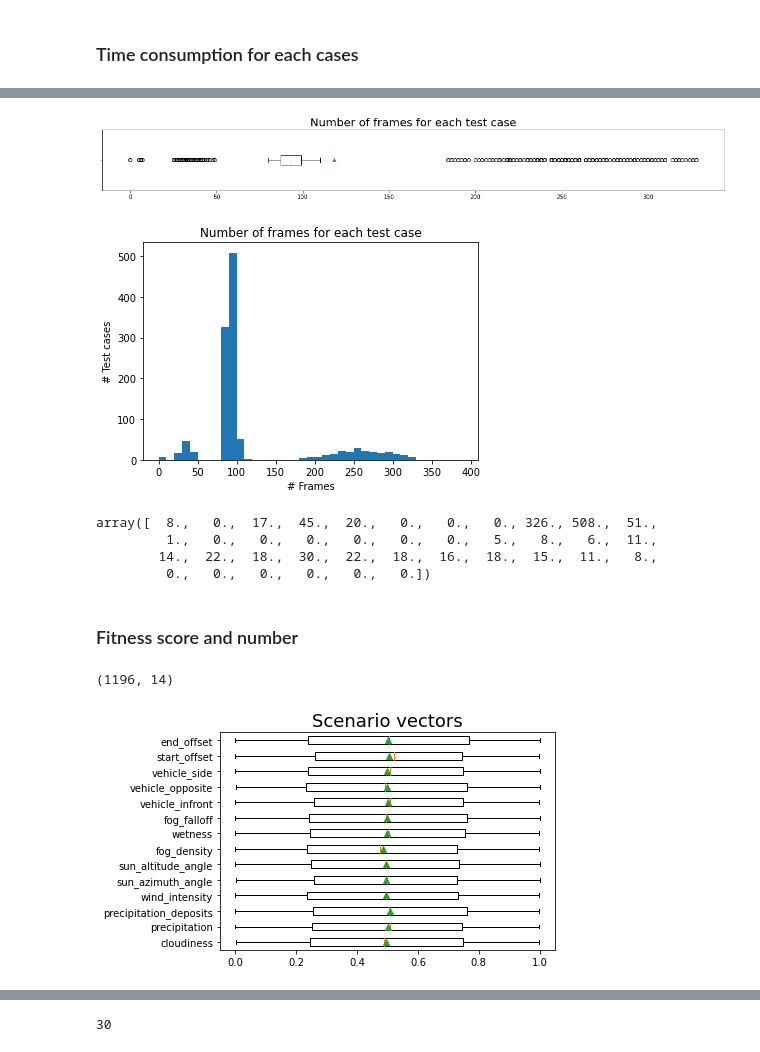
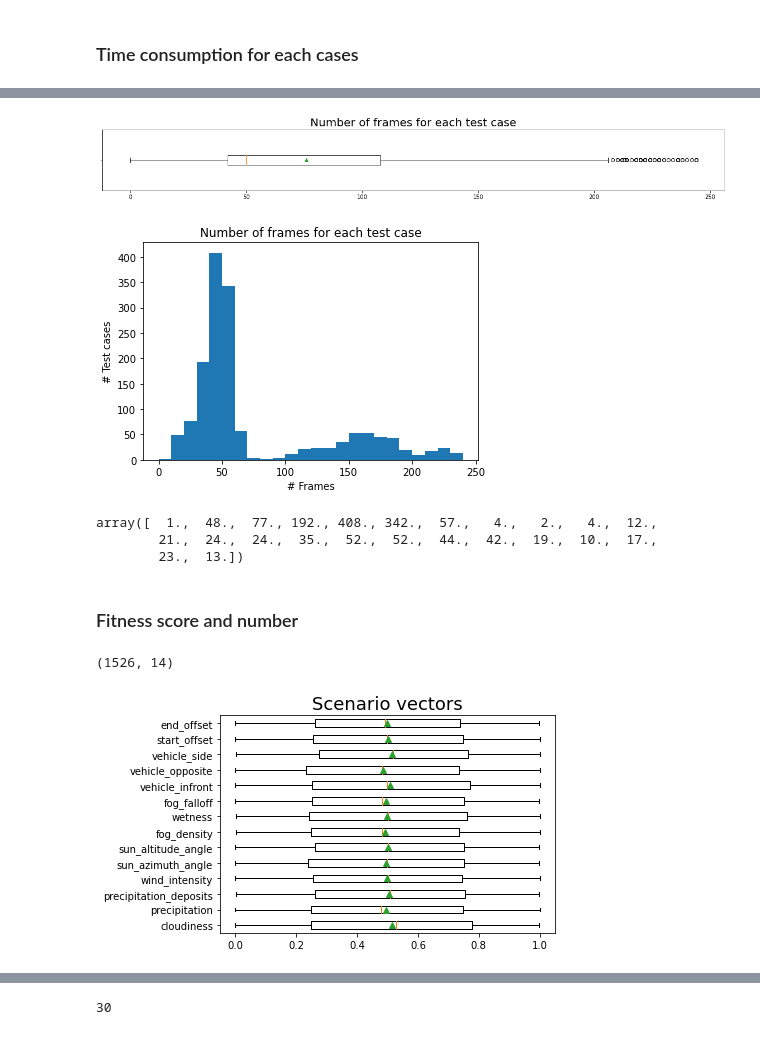
Before and after one commit to GuannanLou/TCP, a Jupyter notebook: tools/statistic.ipynb, the cells around one changed output, grey strips where cells are left out. Saved outputs shown, nothing was run; the diff lists cells and outputs as text; code cells hidden in the pictures.

```diff
--- a/tools/statistic.ipynb
+++ b/tools/statistic.ipynb
@@ -5,11 +4,11 @@ import pandas as pd
 import os
 # %%
 # Straight Road
-data_folders = [
-    '../data/routes_short_2023-05-05|22:07:50/', #444
-    '../data/routes_short_2023-05-18|17:31:36/', #346
-    '../data/routes_short_2023-05-22|16:42:21/'  #419
-]
+# data_folders = [
+#     '../data/routes_short_2023-05-05|22:07:50/', #444
+#     '../data/routes_short_2023-05-18|17:31:36/', #346
+#     '../data/routes_short_2023-05-22|16:42:21/'  #419
+# ]
 
 #Curve Road
 data_folders = [
@@ -18,9 +17,16 @@ data_folders = [
 ]
 
 #NSGA Curve Road
-data_folders = [
-    '../data/routes_short_2023-05-26|13:18:12/', #216
-]
+# data_folders = [
+#     '../data/routes_short_2023-05-26|13:18:12/', #216
+#     '../data/routes_short_2023-05-29|15:33:07/', #393
+# ]
+
+
+#NSGA Straight Road
+# data_folders = [
+#     '../data/routes_short_2023-05-30|13:15:09/', #310 fitness score: 'RouteCompletionTest', 'CollisionTest', 'OutsideRouteLanesTest', 'Timeout'
+# ]
 # %% [markdown]
 ### Time consumption for each cases
 # %%
@@ -60,20 +54,19 @@ plt.boxplot(number_of_frames, labels=[''], vert=False, showmeans=True)
 plt.title("Number of frames for each test case", fontsize=20)
 plt.show()
 # %% [output]
-[figure, old version]
+[figure, new version]
 # %%
-bins = plt.hist(number_of_frames, bins=range(0,400,10))
+bins = plt.hist(number_of_frames, bins=range(0,250,10))
 plt.title("Number of frames for each test case")
 plt.ylabel('# Test cases')
 plt.xlabel('# Frames')
 plt.show()
 bins[0]
 # %% [output]
-[figure, old version]
+[figure, new version]
-array([  8.,   0.,  17.,  45.,  20.,   0.,   0.,   0., 326., 508.,  51.,
-         1.,   0.,   0.,   0.,   0.,   0.,   0.,   5.,   8.,   6.,  11.,
-        14.,  22.,  18.,  30.,  22.,  18.,  16.,  18.,  15.,  11.,   8.,
-         0.,   0.,   0.,   0.,   0.,   0.])
+array([  1.,  48.,  77., 192., 408., 342.,  57.,   4.,   2.,   4.,  12.,
+        21.,  24.,  24.,  35.,  52.,  52.,  44.,  42.,  19.,  10.,  17.,
+        23.,  13.])
 # %% [markdown]
 ### Fitness score and number
 # %%
@@ -91,9 +84,10 @@ scenario_header = ["cloudiness",
                    "vehicle_side",
                    "start_offset",
                    "end_offset"]
+
 scenarios = pd.read_csv(data_folders[0]+'scenario.csv',names=scenario_header)
-scenarios = pd.concat([scenarios, pd.read_csv(data_folders[1]+'scenario.csv',names=scenario_header)])
-scenarios = pd.concat([scenarios, pd.read_csv(data_folders[2]+'scenario.csv',names=scenario_header)])
+for i in range(1, len(data_folders)):
+    scenarios = pd.concat([scenarios, pd.read_csv(data_folders[i]+'scenario.csv',names=scenario_header)])
 print(scenarios.shape)
 
 # plt.figure(figsize=(20,2))
@@ -101,8 +95,8 @@ plt.boxplot(scenarios, labels=scenario_header, vert=False, showmeans=True)
 plt.title("Scenario vectors", fontsize=18)
 plt.show()
 # %% [output]
-(1196, 14)
+(1526, 14)
-[figure, old version]
+[figure, new version]
 # %%
 fitness_header = ["DOL","DVE","DPD","DSM","DFD"]
 fitnesses = pd.read_csv(data_folders[0]+'fitness.csv',names=fitness_header)
```
Also changed, not shown: parts of 36 cells of this notebook, 15 other files.
